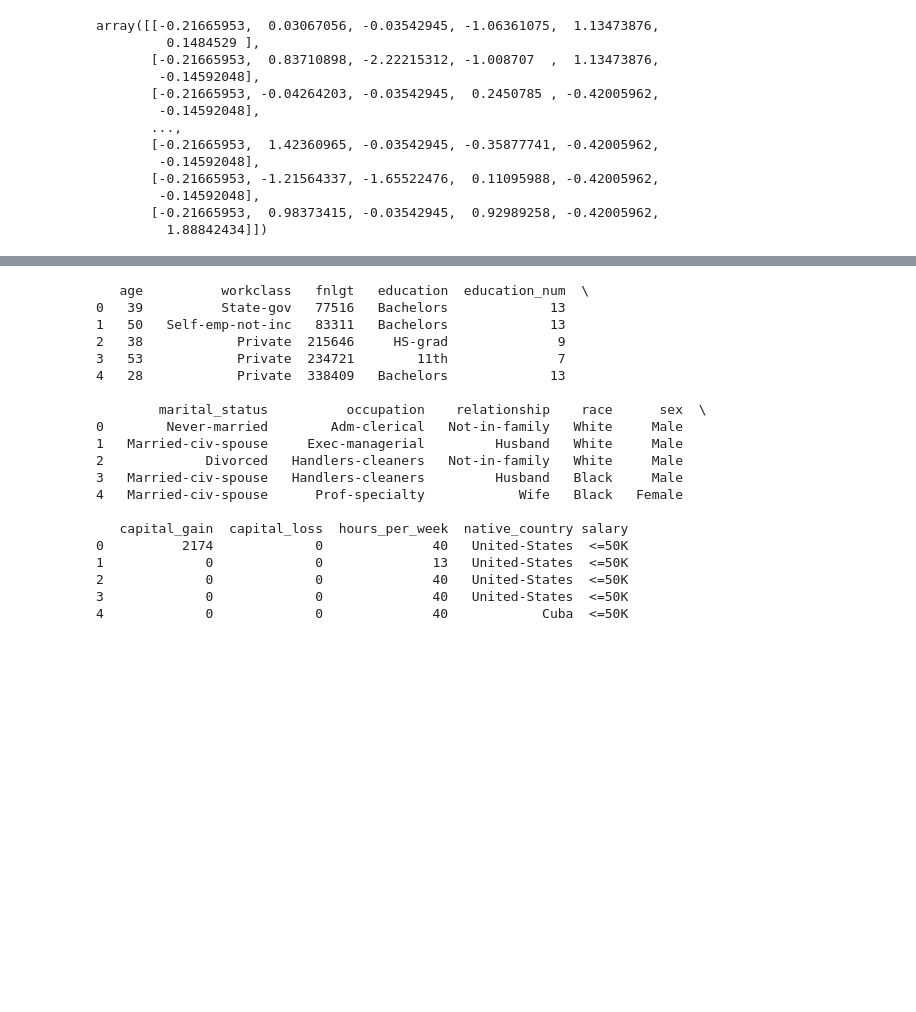
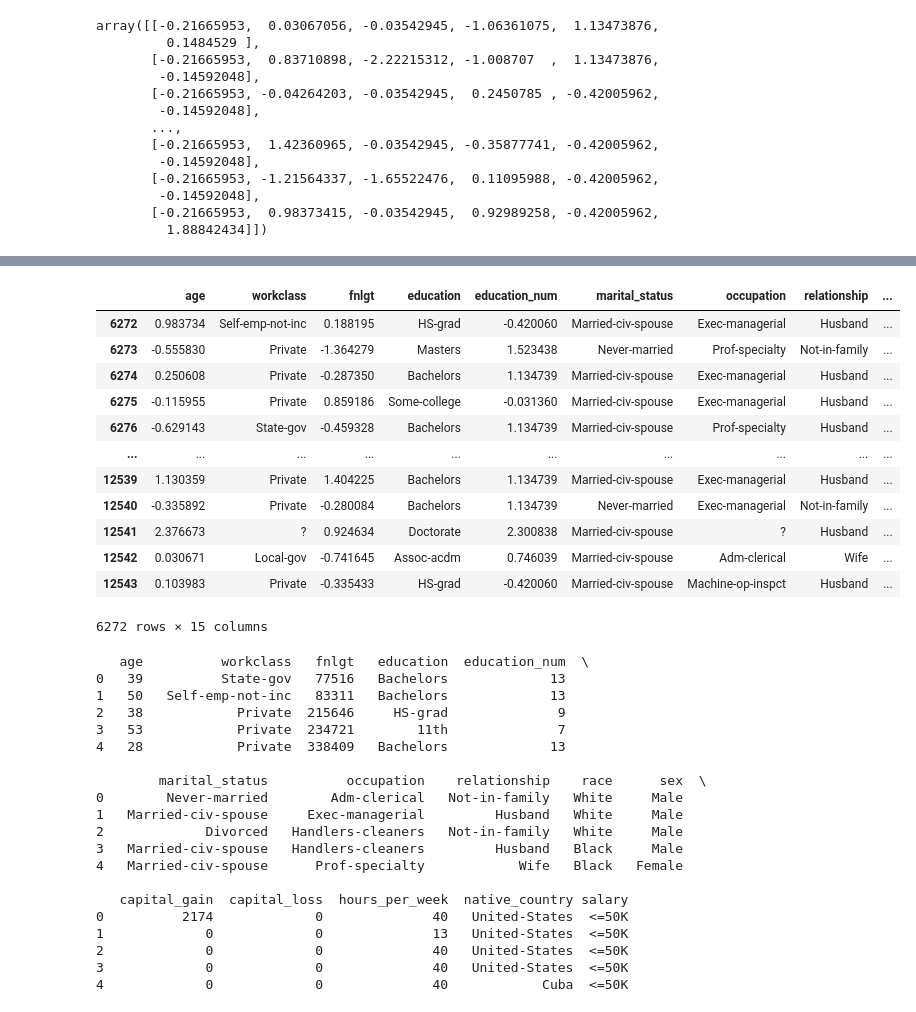
Before and after one commit to fabioba/deploy_ml_api, a Jupyter notebook: src/EDA.ipynb, the cells around one changed output, grey strips where cells are left out. Drawn from its saved outputs; the diff is of its cells as text; code cells hidden in the pictures; blank space fills up the shorter version.

```diff
--- a/src/EDA.ipynb
+++ b/src/EDA.ipynb
@@ -80,3 +96,19 @@ modelpkl
+# %%
+df_train[df_train['salary']==1]
+# %% [output]
+|  | age | workclass | fnlgt | education | education_num | marital_status | occupation | relationship | ... |
+| 6272 | 0.983734 | Self-emp-not-inc | 0.188195 | HS-grad | -0.420060 | Married-civ-spouse | Exec-managerial | Husband | ... |
+| 6273 | -0.555830 | Private | -1.364279 | Masters | 1.523438 | Never-married | Prof-specialty | Not-in-family | ... |
+| 6274 | 0.250608 | Private | -0.287350 | Bachelors | 1.134739 | Married-civ-spouse | Exec-managerial | Husband | ... |
+| 6275 | -0.115955 | Private | 0.859186 | Some-college | -0.031360 | Married-civ-spouse | Exec-managerial | Husband | ... |
+| 6276 | -0.629143 | State-gov | -0.459328 | Bachelors | 1.134739 | Married-civ-spouse | Prof-specialty | Husband | ... |
+| ... | ... | ... | ... | ... | ... | ... | ... | ... | ... |
+| 12539 | 1.130359 | Private | 1.404225 | Bachelors | 1.134739 | Married-civ-spouse | Exec-managerial | Husband | ... |
+| 12540 | -0.335892 | Private | -0.280084 | Bachelors | 1.134739 | Never-married | Exec-managerial | Not-in-family | ... |
+| 12541 | 2.376673 | ? | 0.924634 | Doctorate | 2.300838 | Married-civ-spouse | ? | Husband | ... |
+| 12542 | 0.030671 | Local-gov | -0.741645 | Assoc-acdm | 0.746039 | Married-civ-spouse | Adm-clerical | Wife | ... |
+| 12543 | 0.103983 | Private | -0.335433 | HS-grad | -0.420060 | Married-civ-spouse | Machine-op-inspct | Husband | ... |
+6272 rows × 15 columns
 # %%
 
 with dvc.api.open(
```
Also changed, not shown: parts of 4 cells of this notebook, 1 other file.
